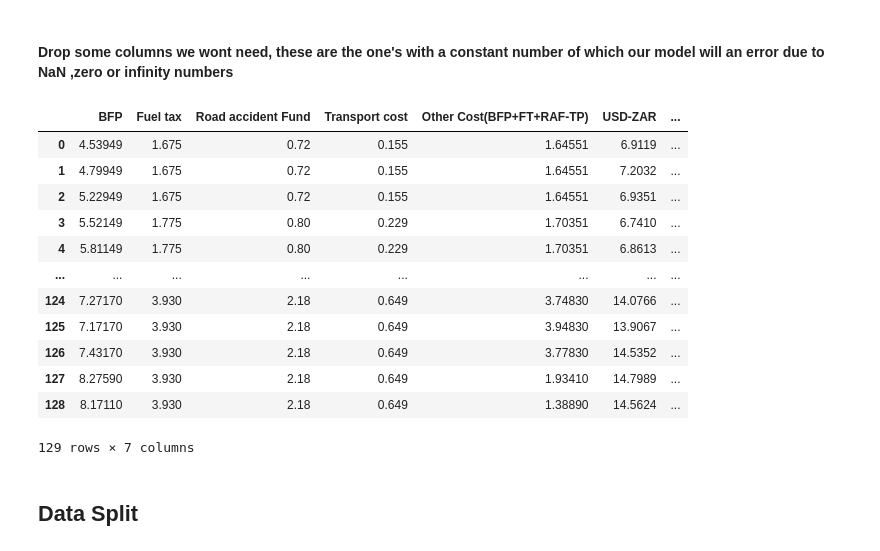
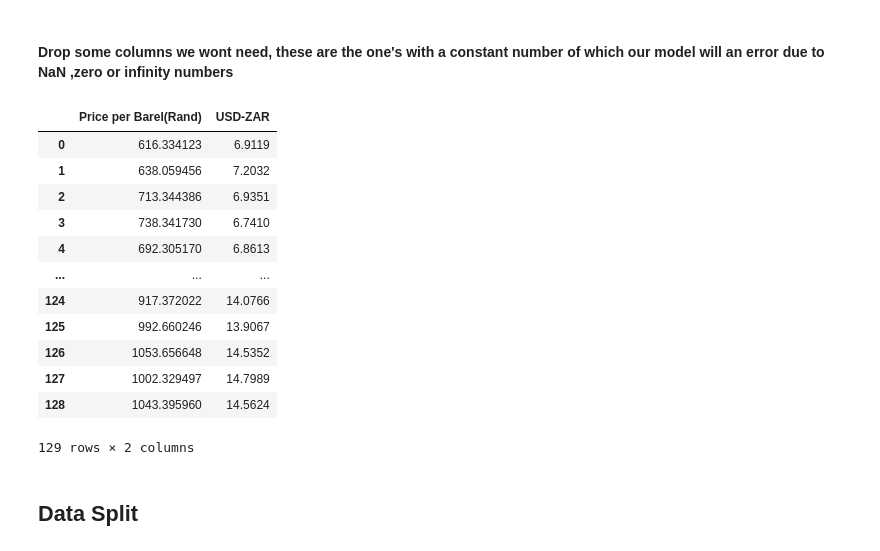
Before and after one commit to rtekenya/SA-Petrol-Price-Prediction, a Jupyter notebook: Linear Regression v3.ipynb, the cells around one changed output. Saved outputs shown, nothing was run; the diff lists cells and outputs as text; code cells hidden in the pictures.

```diff
--- a/Linear Regression v3.ipynb
+++ b/Linear Regression v3.ipynb
@@ -70,27 +69,28 @@ Name: Total Price, Length: 129, dtype: float64
 #### Drop some columns we wont need, these are the one's with a constant number  of which our model will an error due to NaN ,zero or infinity numbers
 # %%
 
-X1 = df.drop(['Date'], axis=1)
-X2 = X1.drop(['Customes &excise '],axis=1)
-X3 = X2.drop(['Price per Barrel(USD)'], axis=1)
-X4 = X3.drop(['Wholesale margin'], axis=1)
-X5 = X4.drop(['Petroleum Products Levy '], axis=1)
-X = X5.drop(['Total Price'], axis=1)
+# X1 = df.drop(['Date'], axis=1)
+# X2 = X1.drop(['Customes &excise '],axis=1)
+# X3 = X2.drop(['Price per Barrel(USD)'], axis=1)
+# X4 = X3.drop(['Wholesale margin'], axis=1)
+# X5 = X4.drop(['Petroleum Products Levy '], axis=1)
+# X = X5.drop(['Total Price'], axis=1)
+X = df[['Price per Barel(Rand)', 'USD-ZAR']]
 X
 # %% [output]
-|  | BFP | Fuel tax | Road accident Fund | Transport cost | Other Cost(BFP+FT+RAF-TP) | USD-ZAR | ... |
-| 0 | 4.53949 | 1.675 | 0.72 | 0.155 | 1.64551 | 6.9119 | ... |
-| 1 | 4.79949 | 1.675 | 0.72 | 0.155 | 1.64551 | 7.2032 | ... |
-| 2 | 5.22949 | 1.675 | 0.72 | 0.155 | 1.64551 | 6.9351 | ... |
-| 3 | 5.52149 | 1.775 | 0.80 | 0.229 | 1.70351 | 6.7410 | ... |
-| 4 | 5.81149 | 1.775 | 0.80 | 0.229 | 1.70351 | 6.8613 | ... |
-| ... | ... | ... | ... | ... | ... | ... | ... |
-| 124 | 7.27170 | 3.930 | 2.18 | 0.649 | 3.74830 | 14.0766 | ... |
-| 125 | 7.17170 | 3.930 | 2.18 | 0.649 | 3.94830 | 13.9067 | ... |
-| 126 | 7.43170 | 3.930 | 2.18 | 0.649 | 3.77830 | 14.5352 | ... |
-| 127 | 8.27590 | 3.930 | 2.18 | 0.649 | 1.93410 | 14.7989 | ... |
-| 128 | 8.17110 | 3.930 | 2.18 | 0.649 | 1.38890 | 14.5624 | ... |
+|  | Price per Barel(Rand) | USD-ZAR |
+| 0 | 616.334123 | 6.9119 |
+| 1 | 638.059456 | 7.2032 |
+| 2 | 713.344386 | 6.9351 |
+| 3 | 738.341730 | 6.7410 |
+| 4 | 692.305170 | 6.8613 |
+| ... | ... | ... |
+| 124 | 917.372022 | 14.0766 |
+| 125 | 992.660246 | 13.9067 |
+| 126 | 1053.656648 | 14.5352 |
+| 127 | 1002.329497 | 14.7989 |
+| 128 | 1043.395960 | 14.5624 |
-129 rows × 7 columns
+129 rows × 2 columns
 # %% [markdown]
 ## Data Split
 # %%
```
Also changed, not shown: parts of 15 cells of this notebook.
